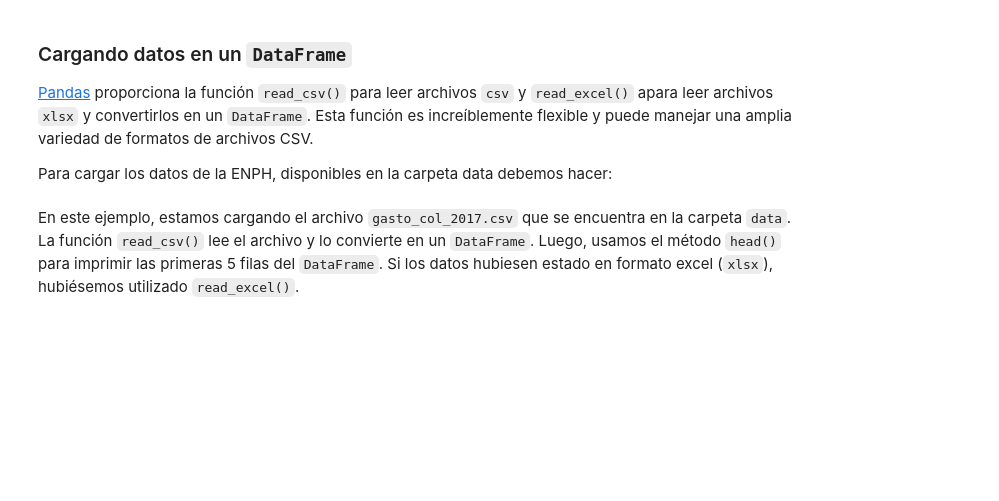
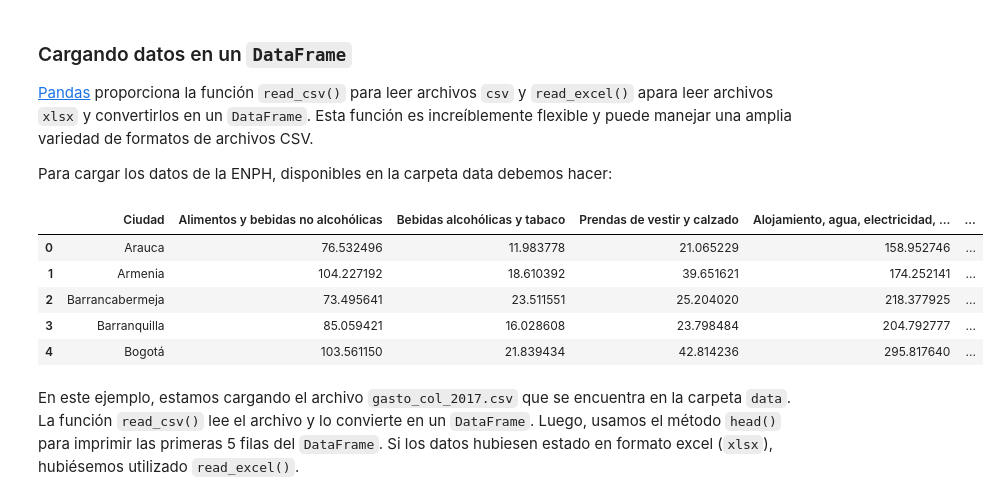
Before and after one commit to MECA4605-Aprendizaje-no-supervisado/s0_repaso_conceptos, a Jupyter notebook: S0_LSC2_Pandas.ipynb, the cells around one changed output. Saved outputs shown, nothing was run; the diff lists cells and outputs as text; code cells hidden in the pictures; blank space fills up the shorter version.

```diff
--- a/S0_LSC2_Pandas.ipynb
+++ b/S0_LSC2_Pandas.ipynb
@@ -126,3 +165,14 @@ df.head()
+# %%
+# Ejemplo de carga de datos CSV en un DataFrame
+df = pd.read_csv('https://raw.githubusercontent.com/MECA4605-Aprendizaje-no-supervisado/s0_repaso_conceptos/refs/heads/main/data/gasto_col_2017.csv')
+df.head()
+# %% [output]
+|  | Ciudad | Alimentos y bebidas no alcohólicas | Bebidas alcohólicas y tabaco | Prendas de vestir y calzado | Alojamiento, agua, electricidad, ... | ... |
+| 0 | Arauca | 76.532496 | 11.983778 | 21.065229 | 158.952746 | ... |
+| 1 | Armenia | 104.227192 | 18.610392 | 39.651621 | 174.252141 | ... |
+| 2 | Barrancabermeja | 73.495641 | 23.511551 | 25.204020 | 218.377925 | ... |
+| 3 | Barranquilla | 85.059421 | 16.028608 | 23.798484 | 204.792777 | ... |
+| 4 | Bogotá | 103.561150 | 21.839434 | 42.814236 | 295.817640 | ... |
 # %% [markdown]
 En este ejemplo, estamos cargando el archivo `gasto_col_2017.csv` que se encuentra en la carpeta `data`. La función `read_csv()` lee el archivo y lo convierte en un `DataFrame`. Luego, usamos el método `head()` para imprimir las primeras 5 filas del `DataFrame`. Si los datos hubiesen estado en formato excel (`xlsx`), hubiésemos utilizado `read_excel()`.
 # %% [markdown]
```
Also changed, not shown: parts of 32 cells of this notebook, 5 other files.
